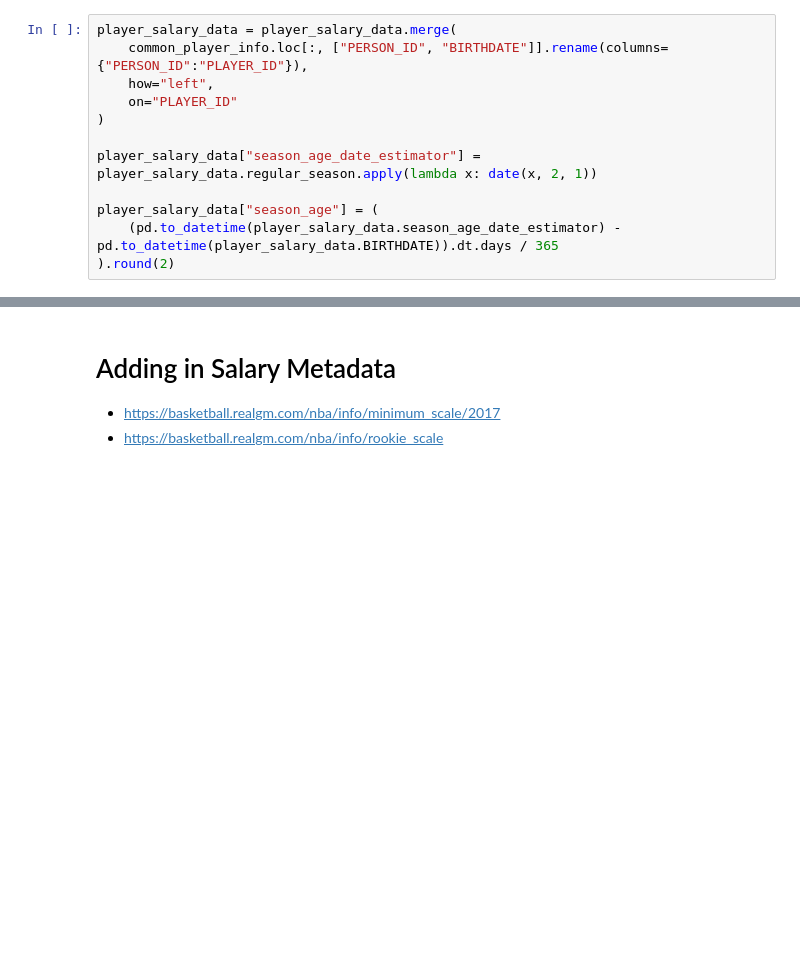
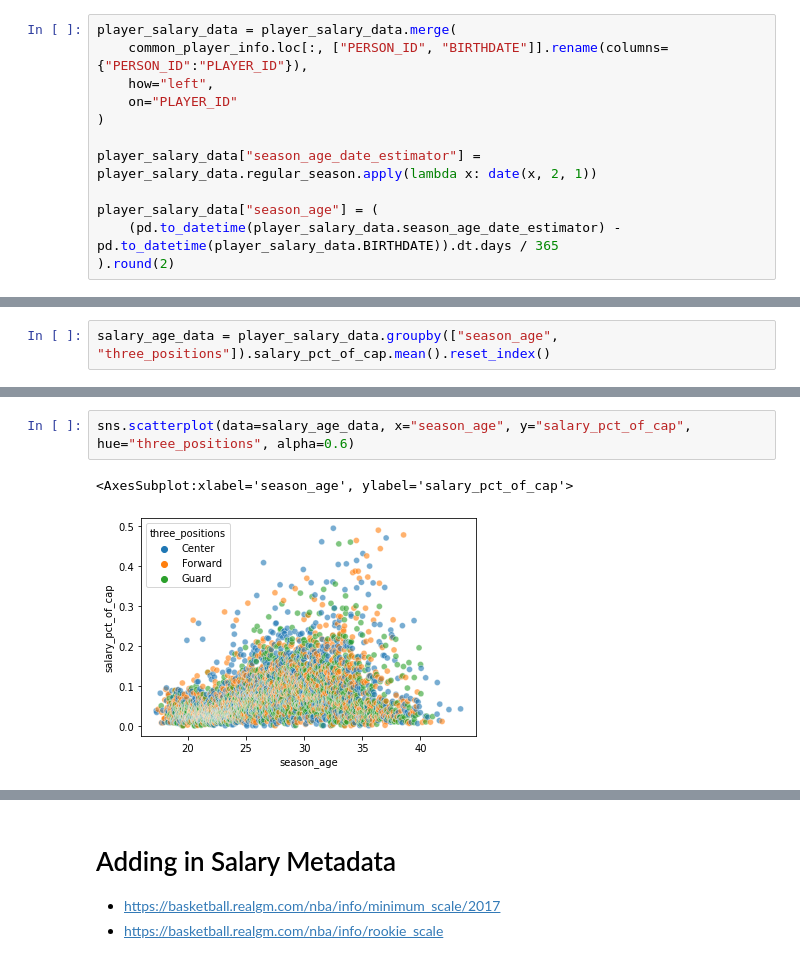
Before and after one commit to wfordh/nba_salaries_work, a Jupyter notebook: salary_analysis_plots.ipynb, the cells around one changed output, grey strips where cells are left out. Drawn from its saved outputs; the diff is of its cells as text; blank space fills up the shorter version.

Commit message:
improve plots

```diff
--- a/salary_analysis_plots.ipynb
+++ b/salary_analysis_plots.ipynb
@@ -383,0 +364,2 @@ Name: salary_pct_of_cap, Length: 4656, dtype: float64
+# %%
+salary_age_data = player_salary_data.groupby(["season_age", "three_positions"]).salary_pct_of_cap.mean().reset_index()
@@ -383,0 +388,5 @@ Name: salary_pct_of_cap, Length: 4656, dtype: float64
+# %%
+sns.scatterplot(data=salary_age_data, x="season_age", y="salary_pct_of_cap", hue="three_positions", alpha=0.6)
+# %% [output]
+<AxesSubplot:xlabel='season_age', ylabel='salary_pct_of_cap'>
+[figure, added]
```
Also changed, not shown: parts of 37 cells of this notebook.
